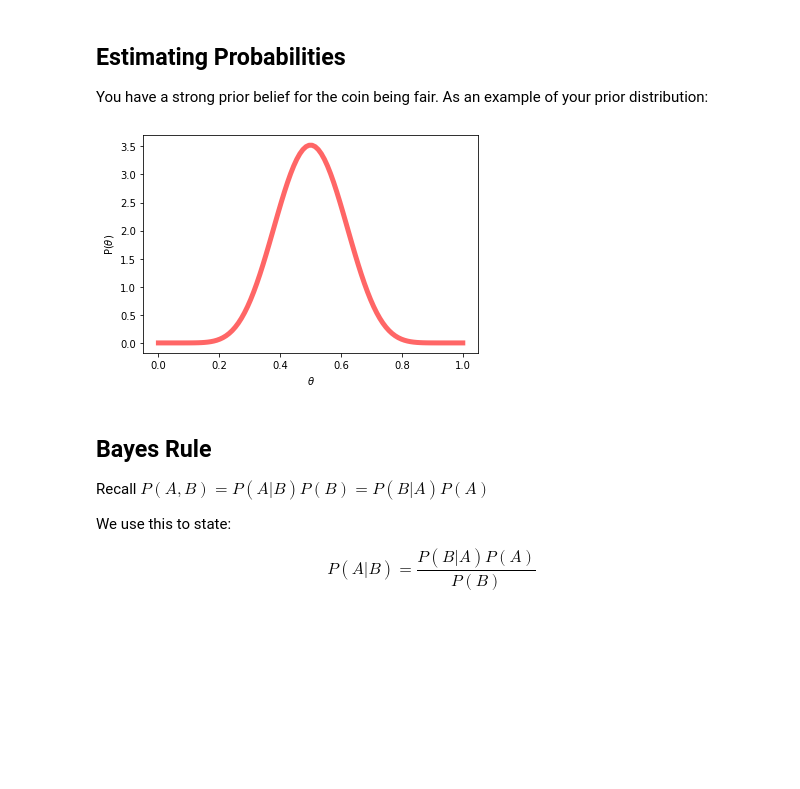
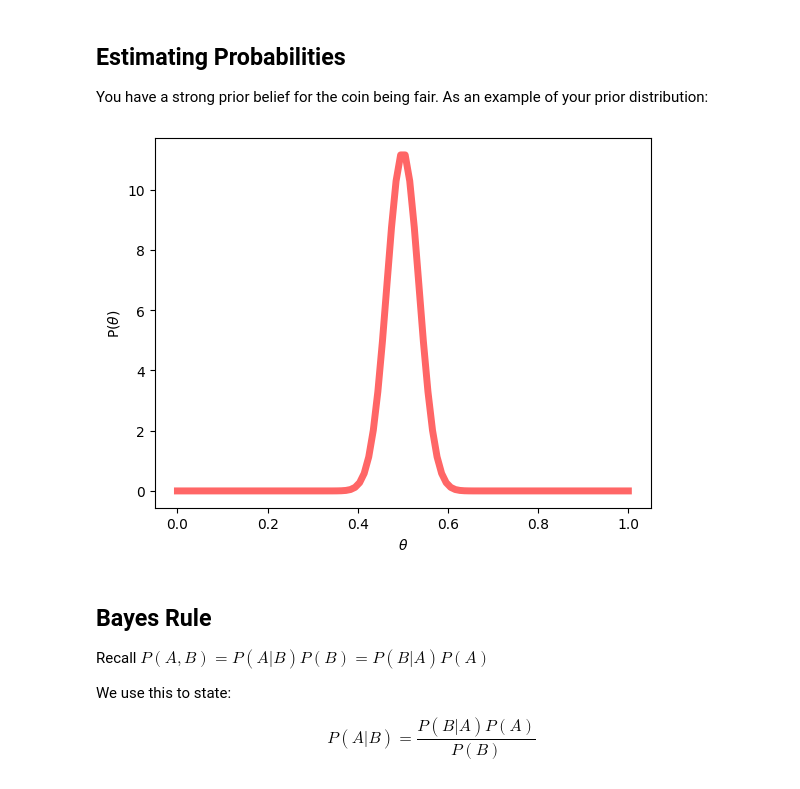
Before and after one commit to lwehbe/10315, a Jupyter notebook: Lecture_04_estimating_probabilities.ipynb, the cells around one changed output. Cells and saved outputs as stored; diff of their text form; code cells hidden in the pictures; blank space fills up the shorter version.

```diff
--- a/Lecture_04_estimating_probabilities.ipynb
+++ b/Lecture_04_estimating_probabilities.ipynb
@@ -563,13 +565,13 @@ You have a strong prior belief for the coin being fair. As an example of your pr
 # %%
 import matplotlib.pyplot as plt
 from scipy.stats import beta
-beta1 = 10
-beta0 = 10
+beta1 = 100
+beta0 = 100
 x = np.linspace(0,1, 100)
 plt.plot(x, beta.pdf(x, beta1,beta0), 'r-', lw=5, alpha=0.6, label='beta pdf')
 plt.xlabel(r'$\theta$');plt.ylabel(r'P($\theta$)');
 # %% [output]
-[figure, old version]
+[figure, new version]
 # %% [markdown]
 ## Bayes Rule
 
```
Also changed, not shown: parts of 5 cells of this notebook, 3 other files.
